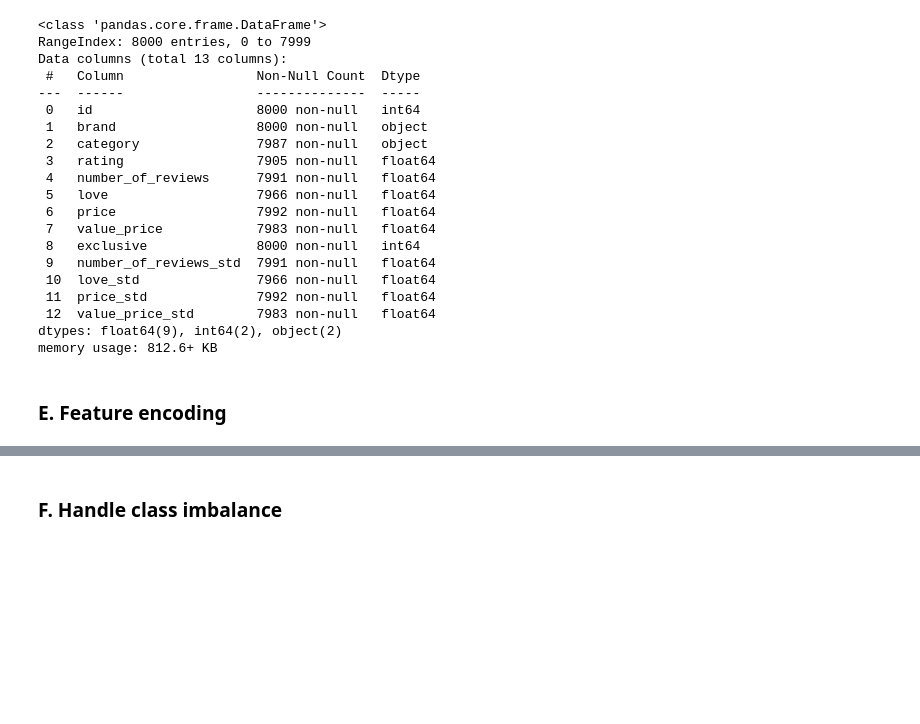
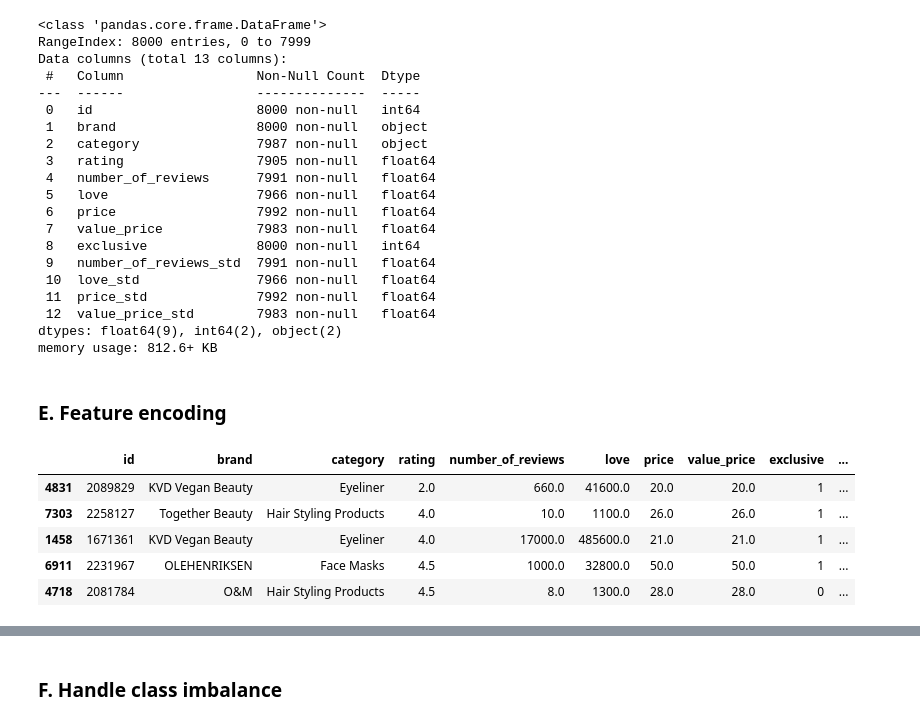
Before and after one commit to agirahmawandi/hw_ml_prep, a Jupyter notebook: Homework_ML_Preparation.ipynb, the cells around one changed output, grey strips where cells are left out. Cells and saved outputs as stored; diff of their text form; code cells hidden in the pictures; blank space fills up the shorter version.

```diff
--- a/Homework_ML_Preparation.ipynb
+++ b/Homework_ML_Preparation.ipynb
@@ -310,0 +314,9 @@ memory usage: 812.6+ KB
+# %%
+df.sample(5)
+# %% [output]
+|  | id | brand | category | rating | number_of_reviews | love | price | value_price | exclusive | ... |
+| 4831 | 2089829 | KVD Vegan Beauty | Eyeliner | 2.0 | 660.0 | 41600.0 | 20.0 | 20.0 | 1 | ... |
+| 7303 | 2258127 | Together Beauty | Hair Styling Products | 4.0 | 10.0 | 1100.0 | 26.0 | 26.0 | 1 | ... |
+| 1458 | 1671361 | KVD Vegan Beauty | Eyeliner | 4.0 | 17000.0 | 485600.0 | 21.0 | 21.0 | 1 | ... |
+| 6911 | 2231967 | OLEHENRIKSEN | Face Masks | 4.5 | 1000.0 | 32800.0 | 50.0 | 50.0 | 1 | ... |
+| 4718 | 2081784 | O&M | Hair Styling Products | 4.5 | 8.0 | 1300.0 | 28.0 | 28.0 | 0 | ... |
```
Also changed, not shown: parts of 9 cells of this notebook.
